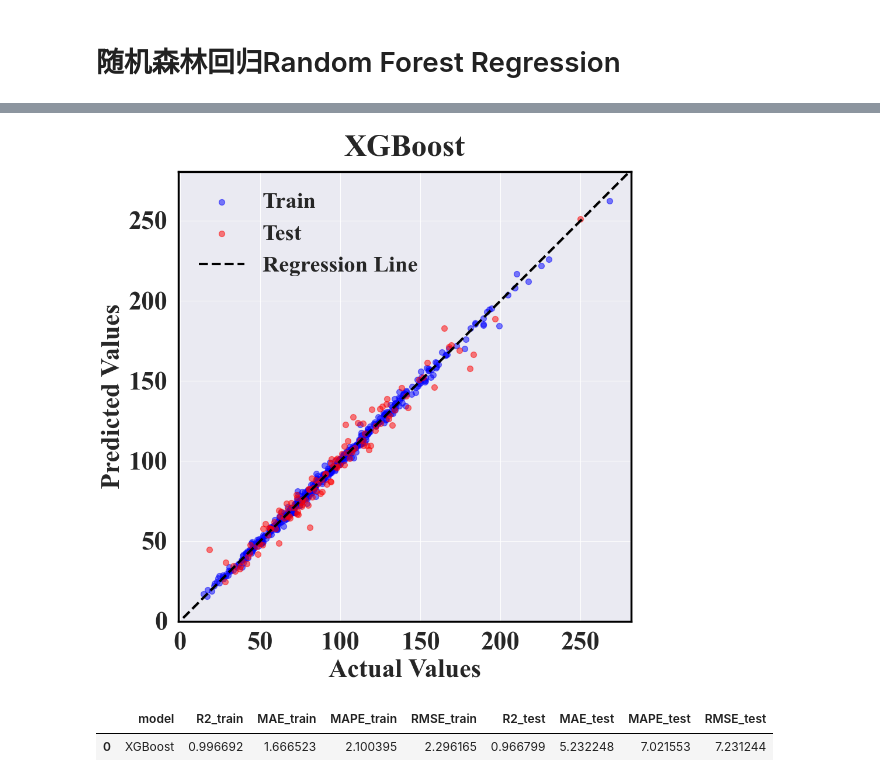
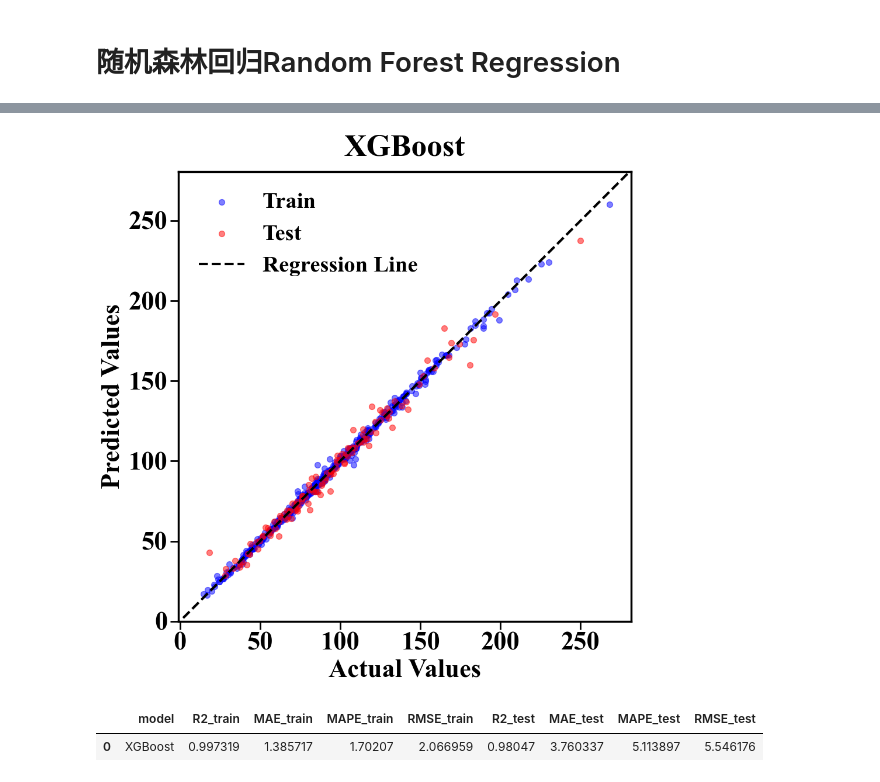
Before and after one commit to YYCHEN2001/Carbon_Cathode_New, a Jupyter notebook: 1_ML_results.ipynb, the cells around one changed output, grey strips where cells are left out. Saved outputs shown, nothing was run; the diff lists cells and outputs as text; code cells hidden in the pictures.

```diff
--- a/1_ML_results.ipynb
+++ b/1_ML_results.ipynb
@@ -90,7 +90,7 @@ svr_metrics
 from sklearn.ensemble import RandomForestRegressor
 
 rfr = RandomForestRegressor(n_estimators=100,
-                            max_depth=15,
+                            max_depth=10,
                             min_samples_leaf=1,
                             min_samples_split=2,
                             max_features=1,
@@ -100,7 +100,7 @@ rfr.fit(X_train_scaled, y_train)
 y_train_pred = rfr.predict(X_train_scaled)
 y_test_pred = rfr.predict(X_test_scaled)
 
-rfr_metrics = metrics_to_dataframe(y_train, y_train_pred, y_test, y_test_pred, 'Randon Forest')
+rfr_metrics = metrics_to_dataframe(y_train, y_train_pred, y_test, y_test_pred, 'Randon Forest Regression')
 plot_actual_vs_predicted(y_train, y_train_pred, y_test, y_test_pred, 'Random Forest Regression','output/figures/rfr.png')
 
 rfr_metrics
@@ -113,21 +113,21 @@ rfr_metrics
 # %%
 from sklearn.ensemble import GradientBoostingRegressor
 
-gbr = GradientBoostingRegressor(n_estimators=100,
+gbr = GradientBoostingRegressor(n_estimators=270,
                                 alpha=0.001,
-                                learning_rate=0.18,
-                                max_depth=8,
-                                max_features=0.2,
-                                min_samples_leaf=4,
-                                min_samples_split=2,
-                                subsample=0.7,
+                                learning_rate=0.1,
+                                max_depth=17,
+                                max_features=0.89,
+                                min_samples_leaf=9,
+                                min_samples_split=4,
+                                subsample=0.68,
                                 random_state=21)
 gbr.fit(X_train_scaled, y_train)
 
 y_train_pred = gbr.predict(X_train_scaled)
 y_test_pred = gbr.predict(X_test_scaled)
 
-gbr_metrics = metrics_to_dataframe(y_train, y_train_pred, y_test, y_test_pred, 'GBR')
+gbr_metrics = metrics_to_dataframe(y_train, y_train_pred, y_test, y_test_pred, 'Gradient Boosting Regression')
 plot_actual_vs_predicted(y_train, y_train_pred, y_test, y_test_pred, 'Gradient Boosting Regression','output/figures/gbr.png')
 
 gbr_metrics
@@ -138,27 +138,27 @@ gbr_metrics
 # %%
 from xgboost import XGBRegressor
 
-xgb = XGBRegressor(n_estimators=100,
-                   learning_rate=0.16,
-                   subsample=0.5,
-                   gamma=0.1,
-                   max_depth=8,
-                   min_child_weight=2,
-                   reg_alpha=0.35,
-                   colsample_bytree=0.7,
-                   colsample_bylevel=1.0,
-                   colsample_bynode=0.7,
+xgb = XGBRegressor(n_estimators=240,
+                   learning_rate=0.1,
+                   subsample=0.66,
+                   gamma=1,
+                   max_depth=22,
+                   min_child_weight=3,
+                   reg_alpha=1,
+                   colsample_bytree=0.6,
+                   colsample_bylevel=0.6,
+                   colsample_bynode=0.6,
                    random_state=21)
 xgb.fit(X_train_scaled, y_train)
 
 y_train_pred = xgb.predict(X_train_scaled)
 y_test_pred = xgb.predict(X_test_scaled)
 
 xgb_metrics = metrics_to_dataframe(y_train, y_train_pred, y_test, y_test_pred, 'XGBoost')
 plot_actual_vs_predicted(y_train, y_train_pred, y_test, y_test_pred, 'XGBoost','output/figures/XGB.png')
 
 xgb_metrics
 # %% [output]
-[figure, old version]
+[figure, new version]
 |  | model | R2_train | MAE_train | MAPE_train | RMSE_train | R2_test | MAE_test | MAPE_test | RMSE_test |
-| 0 | XGBoost | 0.996692 | 1.666523 | 2.100395 | 2.296165 | 0.966799 | 5.232248 | 7.021553 | 7.231244 |
+| 0 | XGBoost | 0.997319 | 1.385717 | 1.70207 | 2.066959 | 0.98047 | 3.760337 | 5.113897 | 5.546176 |
```
Also changed, not shown: parts of 9 cells of this notebook, 9 other files.
